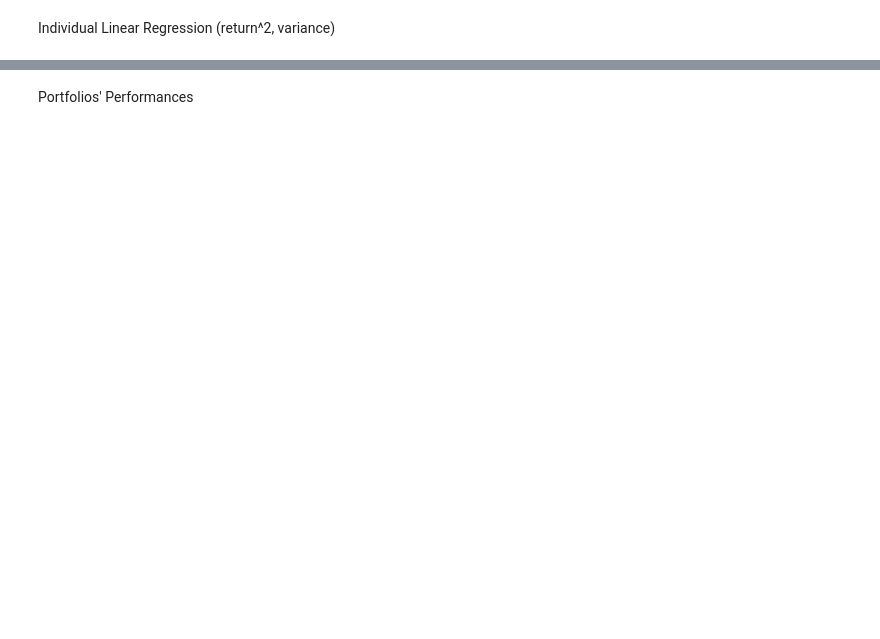
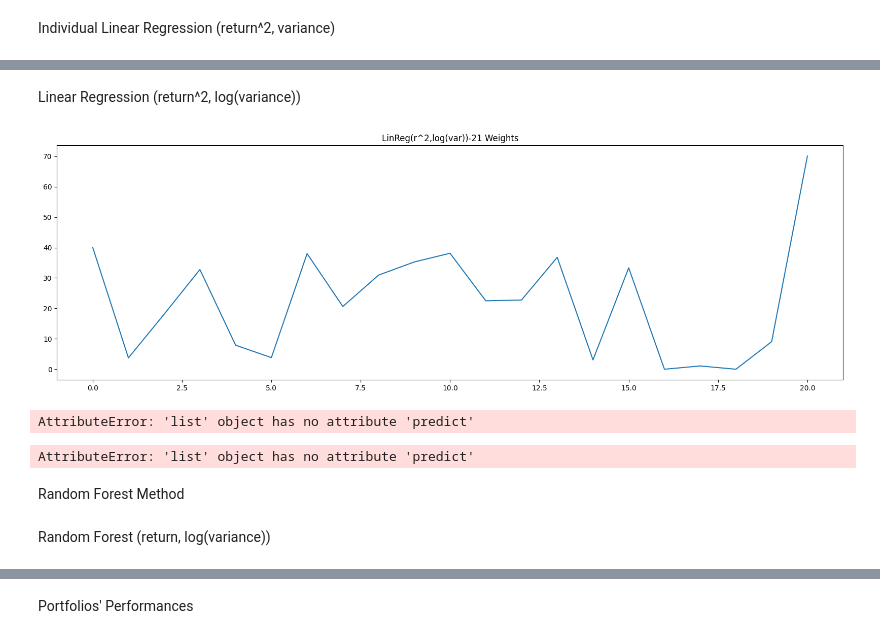
Before and after one commit to PapakMate/SVFT, a Jupyter notebook: SVFT.ipynb, the cells around one changed output, grey strips where cells are left out. Saved outputs shown, nothing was run; the diff lists cells and outputs as text; code cells hidden in the pictures; blank space fills up the shorter version.

```diff
--- a/SVFT.ipynb
+++ b/SVFT.ipynb
@@ -235,0 +305,39 @@ for i in range(test_start, test_end, forecast_horizon):
+# %%
+for i in range(test_start, test_end, forecast_horizon):
+    #
+    volatility = {stock: np.exp(methods[method][stock + "model"].predict(np.log(1+returns_df[stock][i - window: i].values.reshape(1, -1))))**0.5 for stock in all_stocks}
+
+    gather_portfolio_metrics(method, i, volatility)
+# %% [markdown]
+Linear Regression (return^2, log(variance))
+# %%
+method = "LinReg(r^2,log(var))" + "-" + str(window)
+reset_portfolio_metrics(method)
+
+# Iterate over each window of returns
+for stock in training_stocks:
+    for i in range(train_start, train_end, forecast_horizon):
+        variance = returns_df[stock][i:i + forecast_horizon].var()
+        if variance > 0: # If variance is 0, we cannot take the log
+            A.append(returns_df[stock][i - window:i] ** 2)
+            B.append(np.log(variance))
+
+methods[method]["model"] = get_linear_regression_model(A, B)
+
+plt.figure(figsize=(20, 6))
+plt.plot(methods[method]["model"].coef_)
+plt.title(method + " Weights")
+plt.show()
+# %% [output]
+[figure, added]
+# %%
+for i in range(test_start, test_end, forecast_horizon):
+    #
+    volatility = {stock: np.exp(methods[method][stock].predict(returns_df[stock][i - window: i].values.reshape(1, -1) ** 2))**0.5 for stock in all_stocks}
+
+    gather_portfolio_metrics(method, i, volatility)
+# %% [output]
+AttributeError: 'list' object has no attribute 'predict'
+AttributeError: 'list' object has no attribute 'predict'
+# %% [markdown]
+Random Forest Method
@@ -235,0 +353,2 @@ for i in range(test_start, test_end, forecast_horizon):
+# %% [markdown]
+Random Forest (return, log(variance))
```
Also changed, not shown: parts of 40 cells of this notebook.
